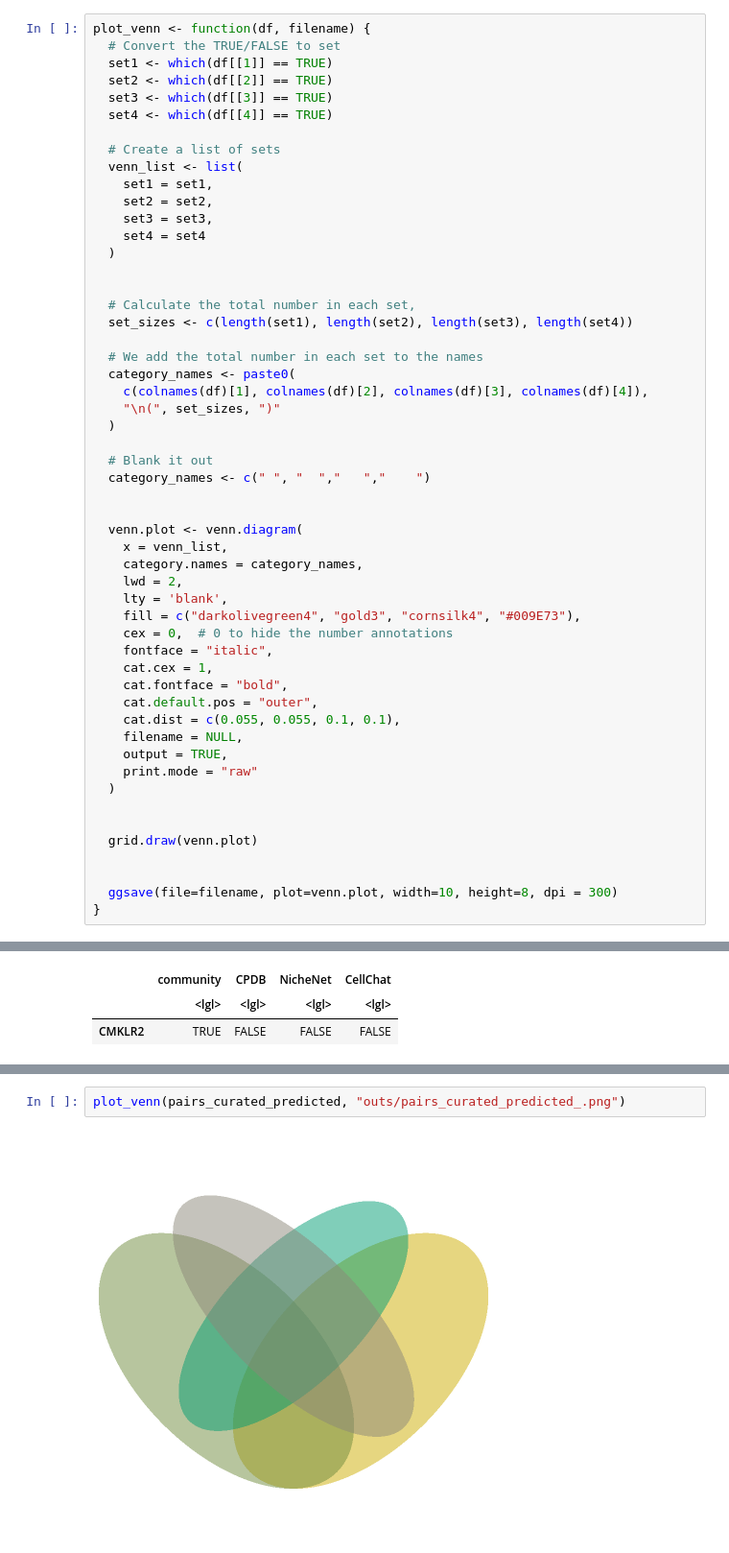
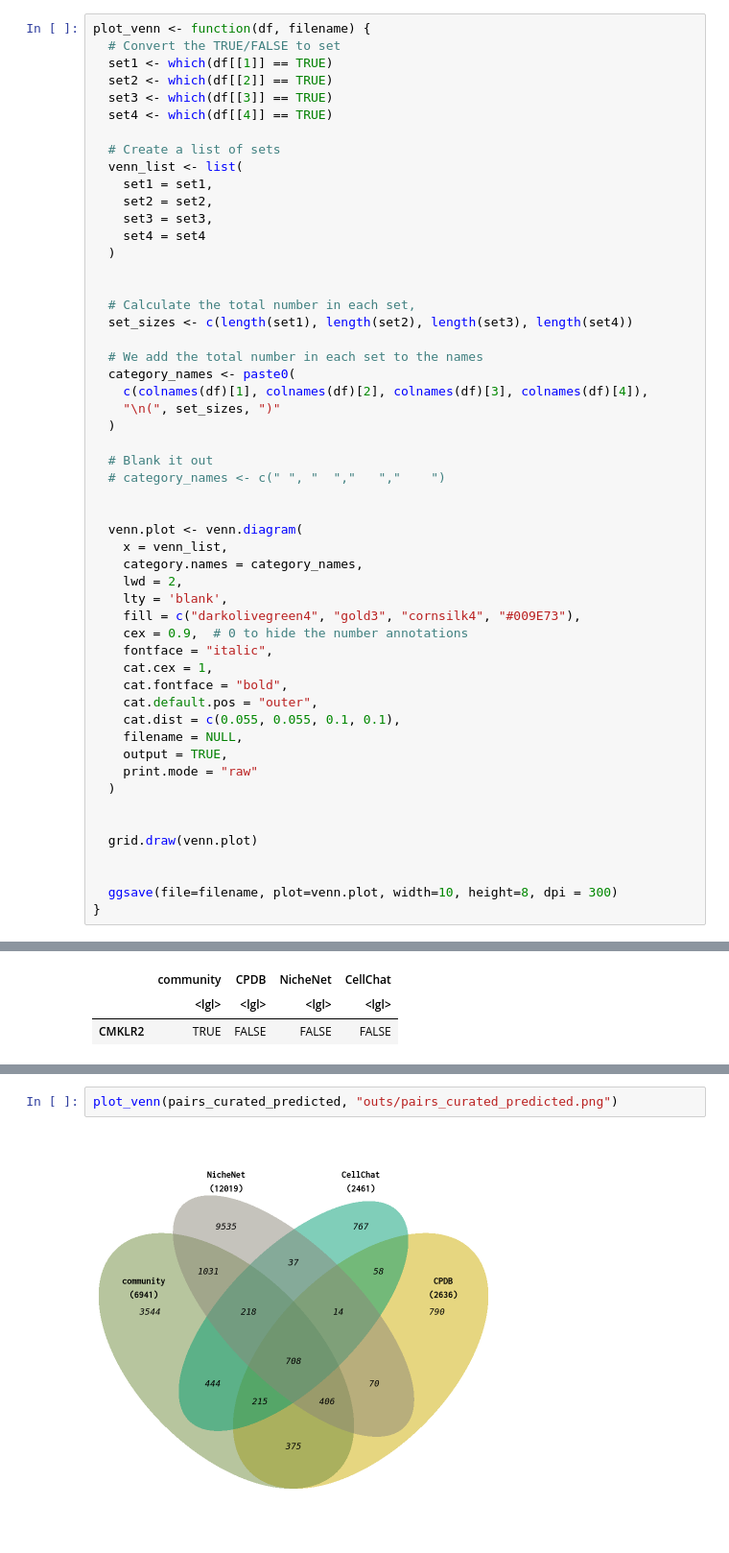
Before and after one commit to colomemaria/community-paper, a Jupyter notebook: src/method_comparison/compare_databases/compare_results/compare_DB.ipynb, the cells around one changed output, grey strips where cells are left out. Shown at 96% size. Drawn from its saved outputs; the diff is of its cells as text.

```diff
--- a/src/method_comparison/compare_databases/compare_results/compare_DB.ipynb
+++ b/src/method_comparison/compare_databases/compare_results/compare_DB.ipynb
@@ -117,7 +117,7 @@ plot_venn <- function(df, filename) {
   )
 
   # Blank it out
-  category_names <- c(" ", "  ","   ","    ")
+  # category_names <- c(" ", "  ","   ","    ")
 
 
   venn.plot <- venn.diagram(
@@ -126,7 +126,7 @@ plot_venn <- function(df, filename) {
     lwd = 2,
     lty = 'blank',
     fill = c("darkolivegreen4", "gold3", "cornsilk4", "#009E73"),
-    cex = 0,  # 0 to hide the number annotations
+    cex = 0.9,  # 0 to hide the number annotations
     fontface = "italic",
     cat.cex = 1,
     cat.fontface = "bold",
@@ -228,7 +250,7 @@ plot_venn(genes_curated_predicted, "outs/genes_curated_predicted_.png")
 # %%
-plot_venn(pairs_curated_predicted, "outs/pairs_curated_predicted_.png")
+plot_venn(pairs_curated_predicted, "outs/pairs_curated_predicted.png")
 # %% [output]
-[figure, old version]
+[figure, new version]
 # %%
 sessionInfo()
 # %% [output]
```
Also changed, not shown: parts of 5 cells of this notebook, 27 other files.
